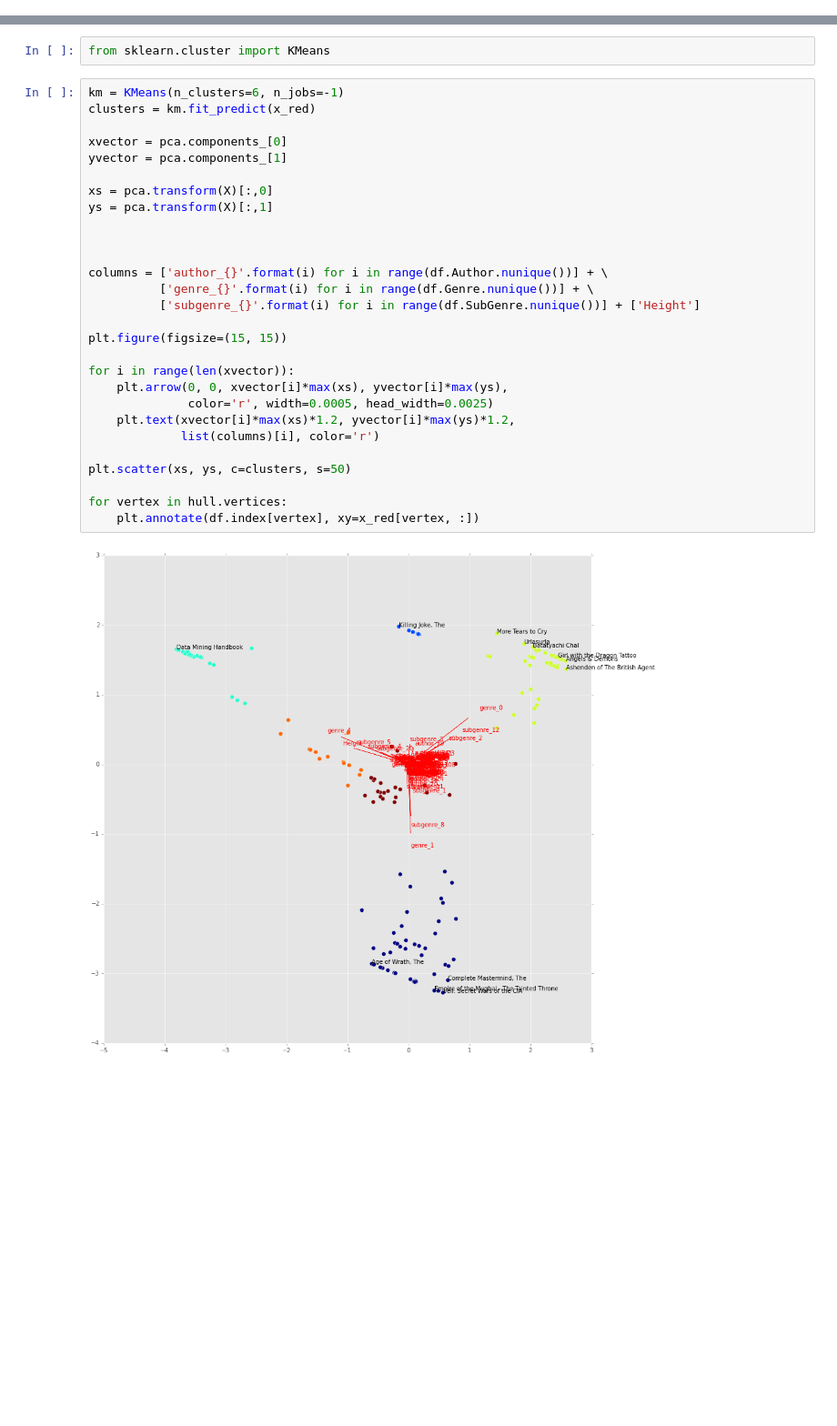
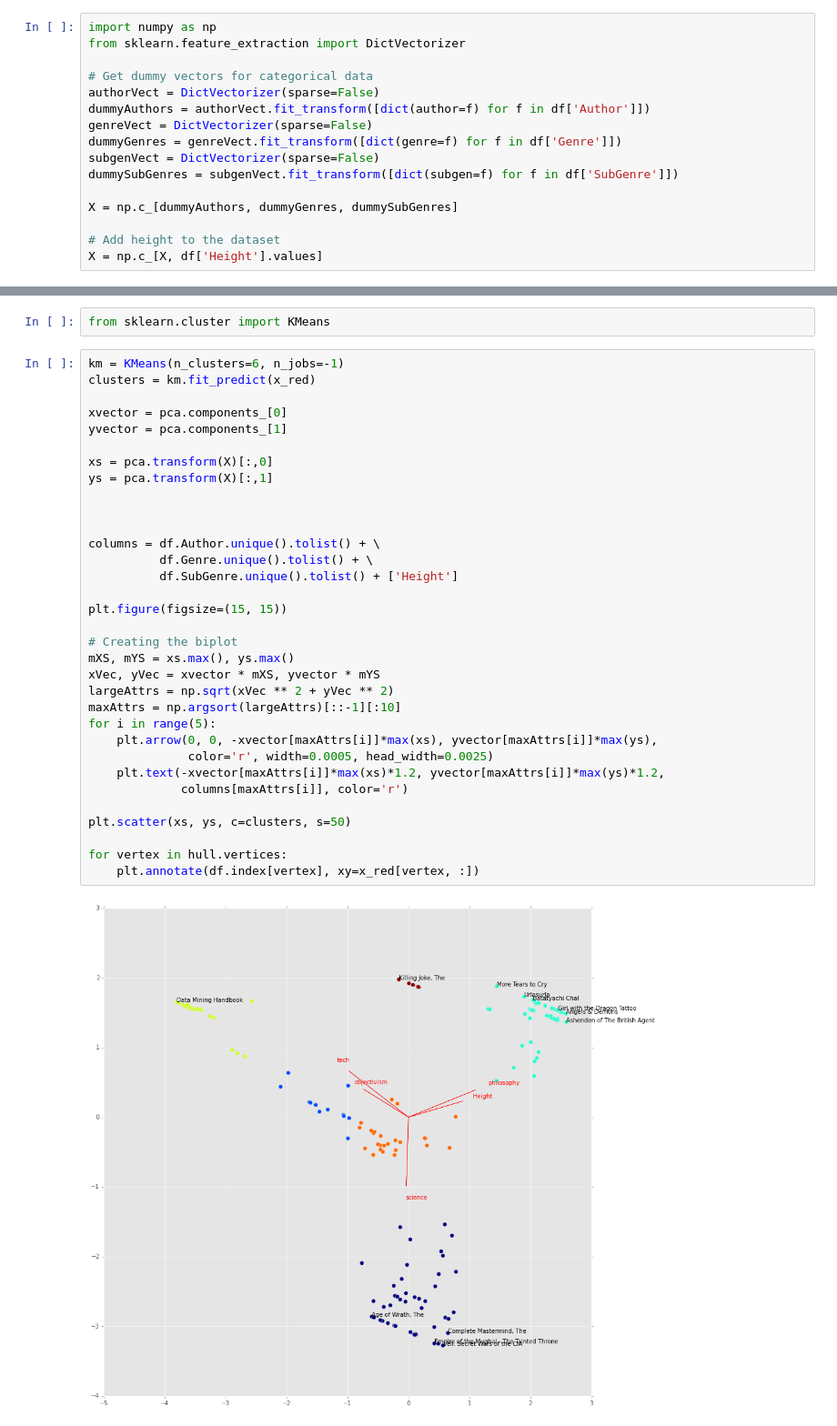
Before and after one commit to jaidevd/jaidevd.github.io, a Jupyter notebook: content/downloads/notebooks/bookshelf.ipynb, the cells around one changed output, grey strips where cells are left out. Shown at 91% size. Saved outputs shown, nothing was run; the diff lists cells and outputs as text; blank space fills up the shorter version.

```diff
--- a/content/downloads/notebooks/bookshelf.ipynb
+++ b/content/downloads/notebooks/bookshelf.ipynb
@@ -60,3 +50,19 @@ X = np.c_[X, df['Height'].values]
+# %%
+import numpy as np
+from sklearn.feature_extraction import DictVectorizer
+
+# Get dummy vectors for categorical data
+authorVect = DictVectorizer(sparse=False)
+dummyAuthors = authorVect.fit_transform([dict(author=f) for f in df['Author']])
+genreVect = DictVectorizer(sparse=False)
+dummyGenres = genreVect.fit_transform([dict(genre=f) for f in df['Genre']])
+subgenVect = DictVectorizer(sparse=False)
+dummySubGenres = subgenVect.fit_transform([dict(subgen=f) for f in df['SubGenre']])
+
+X = np.c_[dummyAuthors, dummyGenres, dummySubGenres]
+
+# Add height to the dataset
+X = np.c_[X, df['Height'].values]
 # %% [markdown]
 Analysis and Visualization
 ------------------------------
@@ -95,30 +101,35 @@ from sklearn.cluster import KMeans
 # %%
 km = KMeans(n_clusters=6, n_jobs=-1)
 clusters = km.fit_predict(x_red)
 
 xvector = pca.components_[0]
 yvector = pca.components_[1]
 
 xs = pca.transform(X)[:,0]
 ys = pca.transform(X)[:,1]
 
 
 
-columns = ['author_{}'.format(i) for i in range(df.Author.nunique())] + \
-          ['genre_{}'.format(i) for i in range(df.Genre.nunique())] + \
-          ['subgenre_{}'.format(i) for i in range(df.SubGenre.nunique())] + ['Height']
+columns = df.Author.unique().tolist() + \
+          df.Genre.unique().tolist() + \
+          df.SubGenre.unique().tolist() + ['Height']
 
 plt.figure(figsize=(15, 15))
 
-for i in range(len(xvector)):
-    plt.arrow(0, 0, xvector[i]*max(xs), yvector[i]*max(ys),
+# Creating the biplot
+mXS, mYS = xs.max(), ys.max()
+xVec, yVec = xvector * mXS, yvector * mYS
+largeAttrs = np.sqrt(xVec ** 2 + yVec ** 2)
+maxAttrs = np.argsort(largeAttrs)[::-1][:10]
+for i in range(5):
+    plt.arrow(0, 0, -xvector[maxAttrs[i]]*max(xs), yvector[maxAttrs[i]]*max(ys),
               color='r', width=0.0005, head_width=0.0025)
-    plt.text(xvector[i]*max(xs)*1.2, yvector[i]*max(ys)*1.2,
-             list(columns)[i], color='r')
+    plt.text(-xvector[maxAttrs[i]]*max(xs)*1.2, yvector[maxAttrs[i]]*max(ys)*1.2,
+             columns[maxAttrs[i]], color='r')
 
 plt.scatter(xs, ys, c=clusters, s=50)
 
 for vertex in hull.vertices:
     plt.annotate(df.index[vertex], xy=x_red[vertex, :])
 # %% [output]
-[figure, old version]
+[figure, new version]
```
Also changed, not shown: parts of 11 cells of this notebook, 4 other files.
